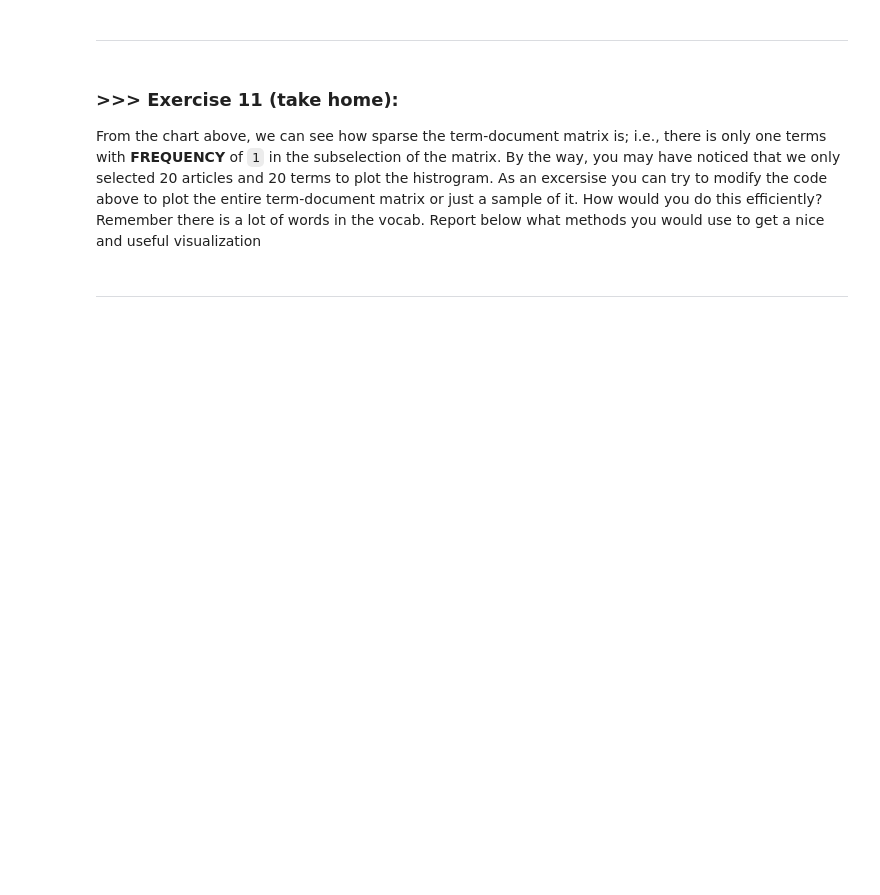
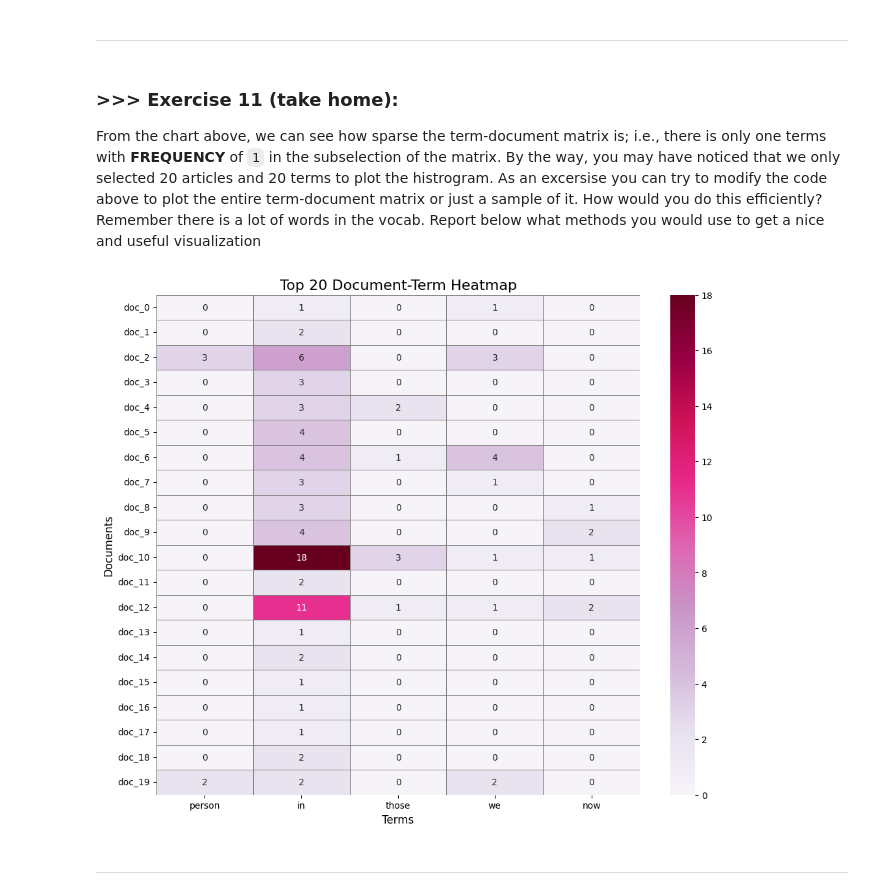
Before and after one commit to syaheer-altaf/DM2024-Lab1-Master, a Jupyter notebook: DM2024-Lab1-Master.ipynb, the cells around one changed output. Saved outputs shown, nothing was run; the diff lists cells and outputs as text; code cells hidden in the pictures; blank space fills up the shorter version.

```diff
--- a/DM2024-Lab1-Master.ipynb
+++ b/DM2024-Lab1-Master.ipynb
@@ -980,3 +1144,59 @@ From the chart above, we can see how sparse the term-document matrix is; i.e., t
+# %%
+# Answer here
+# here is one such idea: sort the terms with high frequency, and match it against the first 20 docs.
+# because the sorted terms can be generic like the stopwords ('the', 'you', etc.),
+# we randomly sample the first 250 of the sorted feature counts to obtain 5 features.
+# vary the number of features and documents to visualize
+num_features = 5
+num_documents = 20
+
+# create the document-term matrix for the selected number of documents
+plot_z = X_counts[0:num_documents, :].toarray()
+
+# calculate the sum of counts for each feature across the selected documents
+feature_counts = plot_z.sum(axis=0)
+
+# get feature names
+feature_names = count_vect.get_feature_names_out()
+
+# create a dataframe for feature counts and sort it, then get a good random sample
+feature_counts_df = pd.DataFrame(feature_counts, index=feature_names, columns=['count'])
+sorted_features = feature_counts_df.sort_values(by='count', ascending=False)
+sorted_features_sample = sorted_features.head(250).sample(n=num_features, random_state=42)
+
+# select the top features
+top_features = sorted_features_sample.index.tolist()
+top_feature_indices_int = [list(feature_names).index(feature) for feature in top_features]
+
+# create a new document-term matrix for the top features, and
+# determine vmin and vmax based on the term count
+top_plot_z = plot_z[:, top_feature_indices_int]
+vmin = top_plot_z.min()
+vmax = top_plot_z.max()
+
+# create labels for the heatmap
+plot_x = top_features
+plot_y = ["doc_" + str(i) for i in list(X.index)[0:num_documents]]
+
+# create a DataFrame for the heatmap
+df_todraw = pd.DataFrame(top_plot_z, columns=plot_x, index=plot_y)
+
+# set up the heatmap
+plt.subplots(figsize=(12, 10))
+ax = sns.heatmap(df_todraw,
+                 cmap="PuRd",
+                 vmin=vmin, vmax=vmax,
+                 annot=True,
+                 linewidths=.5,
+                 linecolor='gray')
+
+# provide titles and labels
+plt.title('Top 20 Document-Term Heatmap', fontsize=16)
+plt.xlabel('Terms', fontsize=12)
+plt.ylabel('Documents', fontsize=12)
+plt.show()
+# %% [output]
+[figure, added]
 # %% [markdown]
 ---
 # %% [markdown]
```
Also changed, not shown: parts of 27 cells of this notebook.
